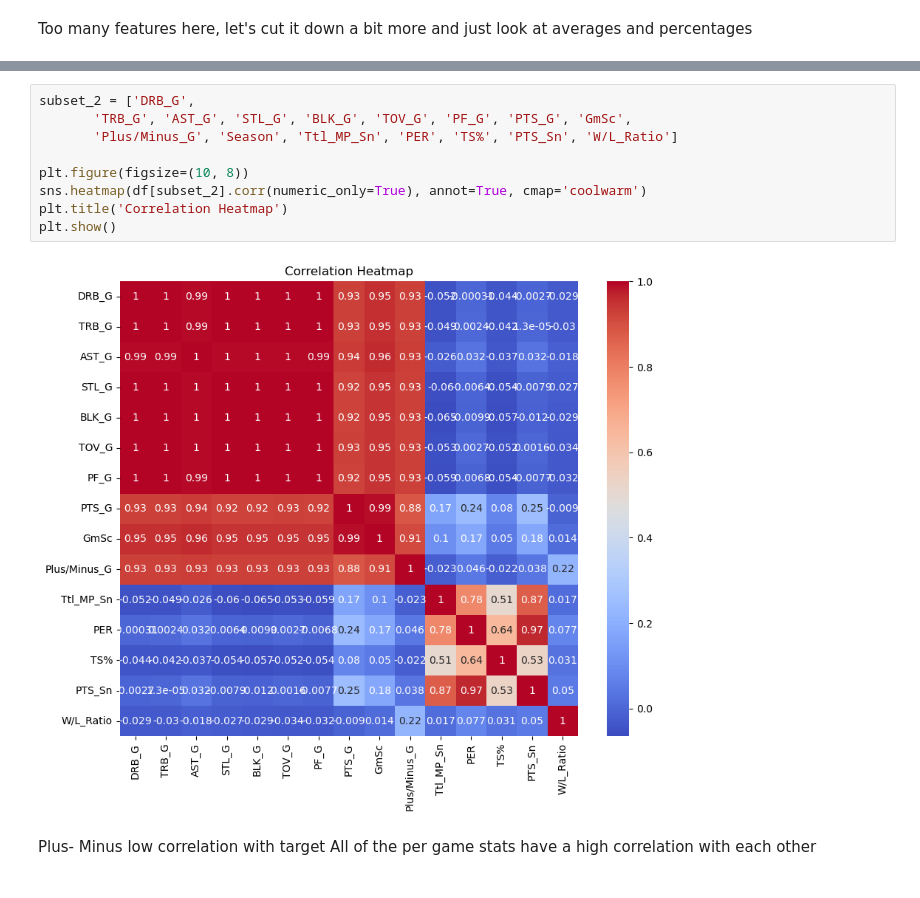
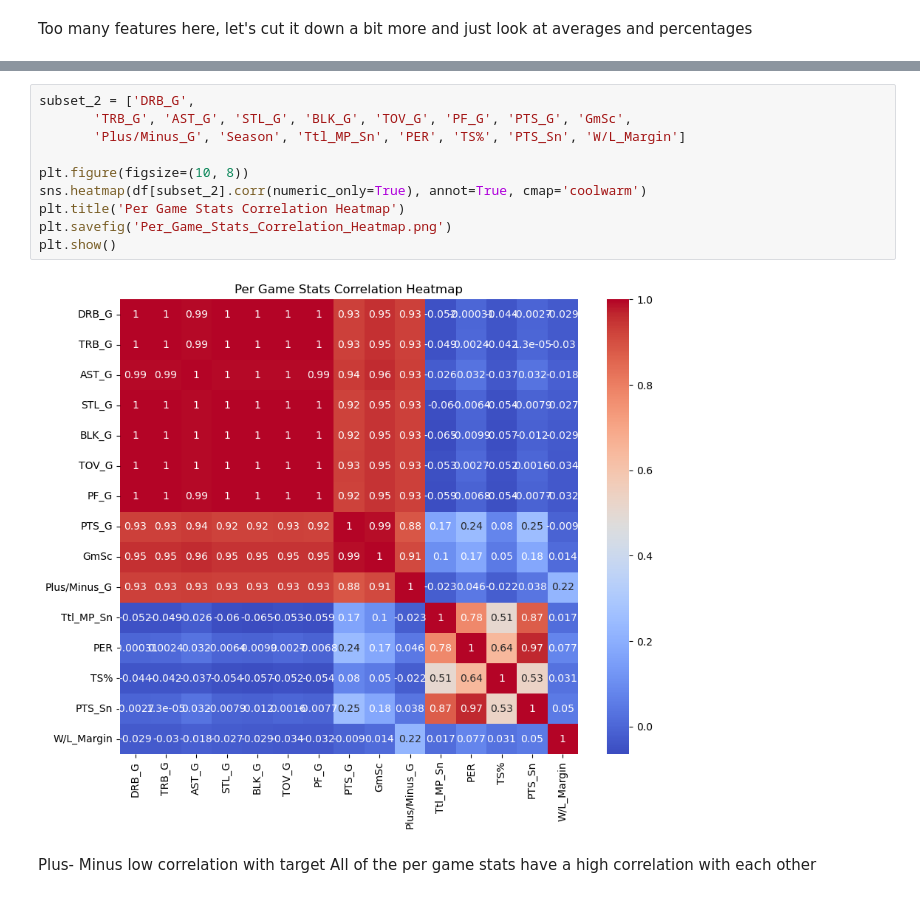
Before and after one commit to sabrinasayed99/Ph4_NBA_Player_Performance, a Jupyter notebook: EDA.ipynb, the cells around one changed output, grey strips where cells are left out. Saved outputs shown, nothing was run; the diff lists cells and outputs as text.

```diff
--- a/EDA.ipynb
+++ b/EDA.ipynb
@@ -63,14 +63,15 @@ plt.show()
 # %%
 subset_2 = ['DRB_G',
        'TRB_G', 'AST_G', 'STL_G', 'BLK_G', 'TOV_G', 'PF_G', 'PTS_G', 'GmSc',
-       'Plus/Minus_G', 'Season', 'Ttl_MP_Sn', 'PER', 'TS%', 'PTS_Sn', 'W/L_Ratio']
+       'Plus/Minus_G', 'Season', 'Ttl_MP_Sn', 'PER', 'TS%', 'PTS_Sn', 'W/L_Margin']
 
 plt.figure(figsize=(10, 8))
 sns.heatmap(df[subset_2].corr(numeric_only=True), annot=True, cmap='coolwarm')
-plt.title('Correlation Heatmap')
+plt.title('Per Game Stats Correlation Heatmap')
+plt.savefig('Per_Game_Stats_Correlation_Heatmap.png')
 plt.show()
 # %% [output]
-[figure, old version]
+[figure, new version]
 # %% [markdown]
 Plus- Minus  low correlation with target
 All of the per game stats have a high correlation with each other
```
Also changed, not shown: parts of 30 cells of this notebook, 16 other files.
